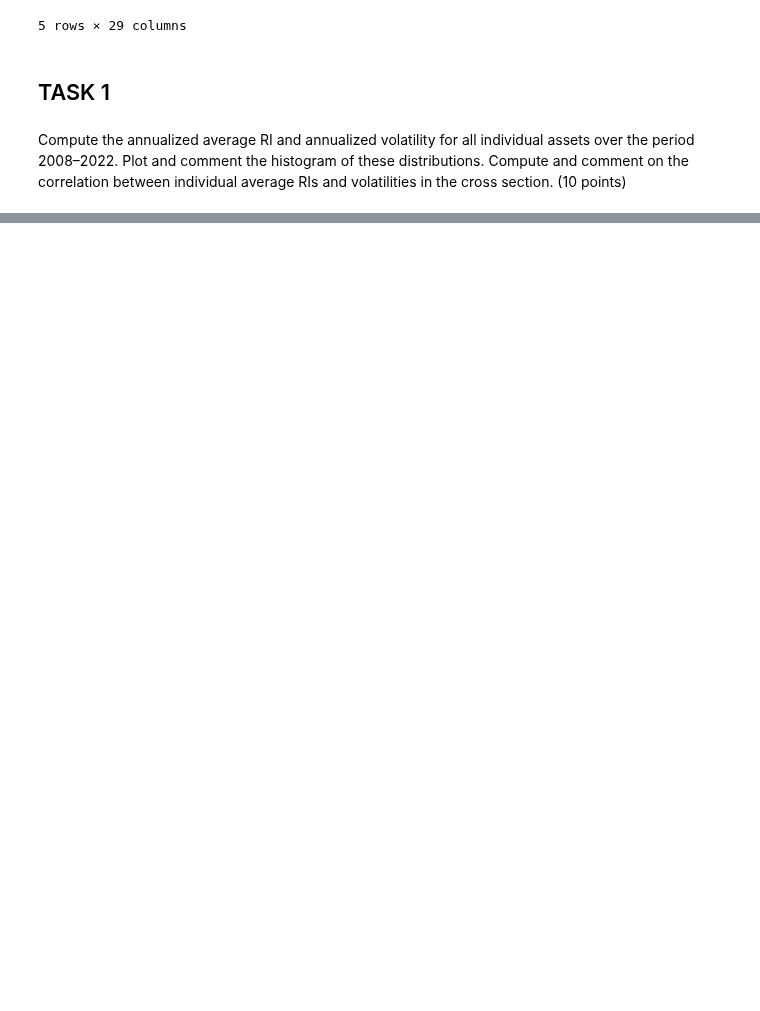
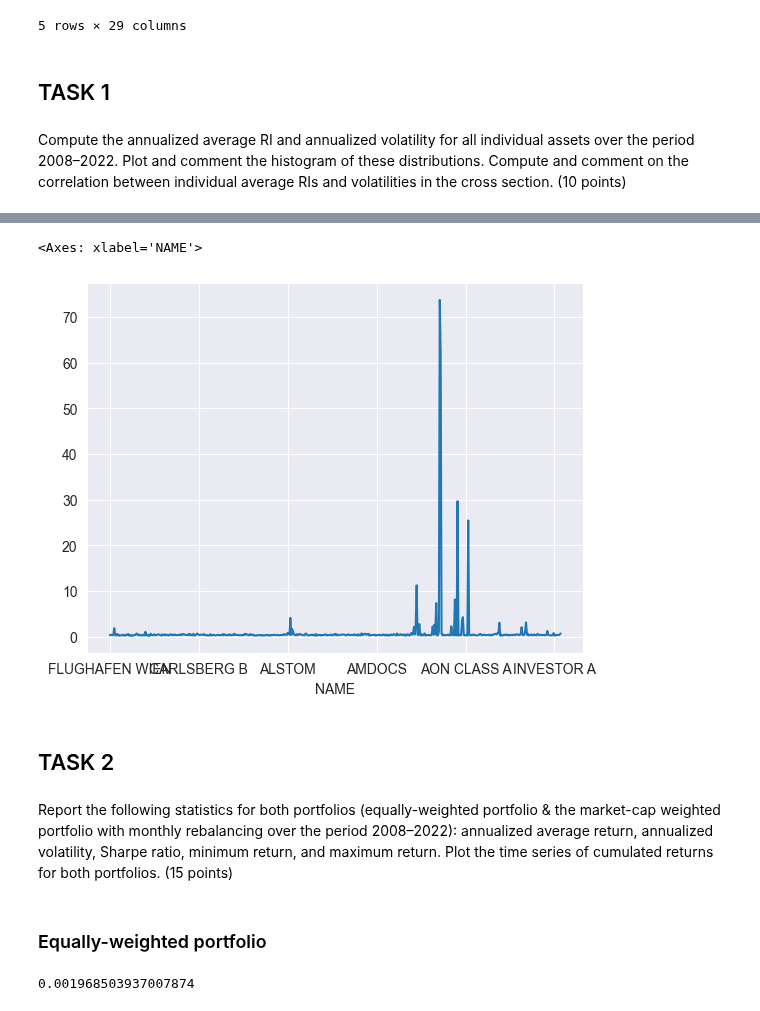
Before and after one commit to GiammarcoBozzelli/SEF, a Jupyter notebook: main.ipynb, the cells around one changed output, grey strips where cells are left out. Cells and saved outputs as stored; diff of their text form; code cells hidden in the pictures; blank space fills up the shorter version.

```diff
--- a/main.ipynb
+++ b/main.ipynb
@@ -235,0 +266,3 @@ Compute the annualized average RI and annualized volatility for all individual a
+# %%
+dfmcapitalization.set_index('NAME', inplace = True)
+dfmcapitalizationT = dfmcapitalization.T
@@ -235,0 +285,2 @@ Compute the annualized average RI and annualized volatility for all individual a
+# %%
+dfmreturns = dfmcapitalizationT.pct_change()
@@ -235,0 +333,7 @@ Compute the annualized average RI and annualized volatility for all individual a
+# %%
+deviations = dfmreturns - dfmreturns.mean()
+squared_deviations = deviations**2
+mean_squared_deviations = squared_deviations.mean()
+
+dfmvolatility = np.sqrt(mean_squared_deviations)
+dfmvolatility
@@ -235,0 +354,3 @@ Compute the annualized average RI and annualized volatility for all individual a
+# %%
+dfannualizedvolatility = dfmvolatility*(12**0.5)
+dfannualizedvolatility
@@ -235,0 +371,20 @@ Compute the annualized average RI and annualized volatility for all individual a
+# %%
+dfannualizedvolatility.plot()
+# %% [output]
+<Axes: xlabel='NAME'>
+[figure, added]
+# %% [markdown]
+## TASK 2
+# %% [markdown]
+Report the following statistics for both portfolios (equally-weighted portfolio & the market-cap weighted portfolio with monthly rebalancing over the period 2008–2022): annualized average return, annualized volatility, Sharpe ratio, minimum return, and maximum return. Plot the time series of cumulated returns for both portfolios. (15 points)
+# %% [markdown]
+### Equally-weighted portfolio
+# %%
+#Creating a vector with equal weights for the 508 firms
+n_columns = 508
+
+#df_weight = pd.DataFrame([1/n_columns] * n_columns).T
+weight = 1/508
+weight
+# %% [output]
+0.001968503937007874
```
Also changed, not shown: parts of 21 cells of this notebook.
